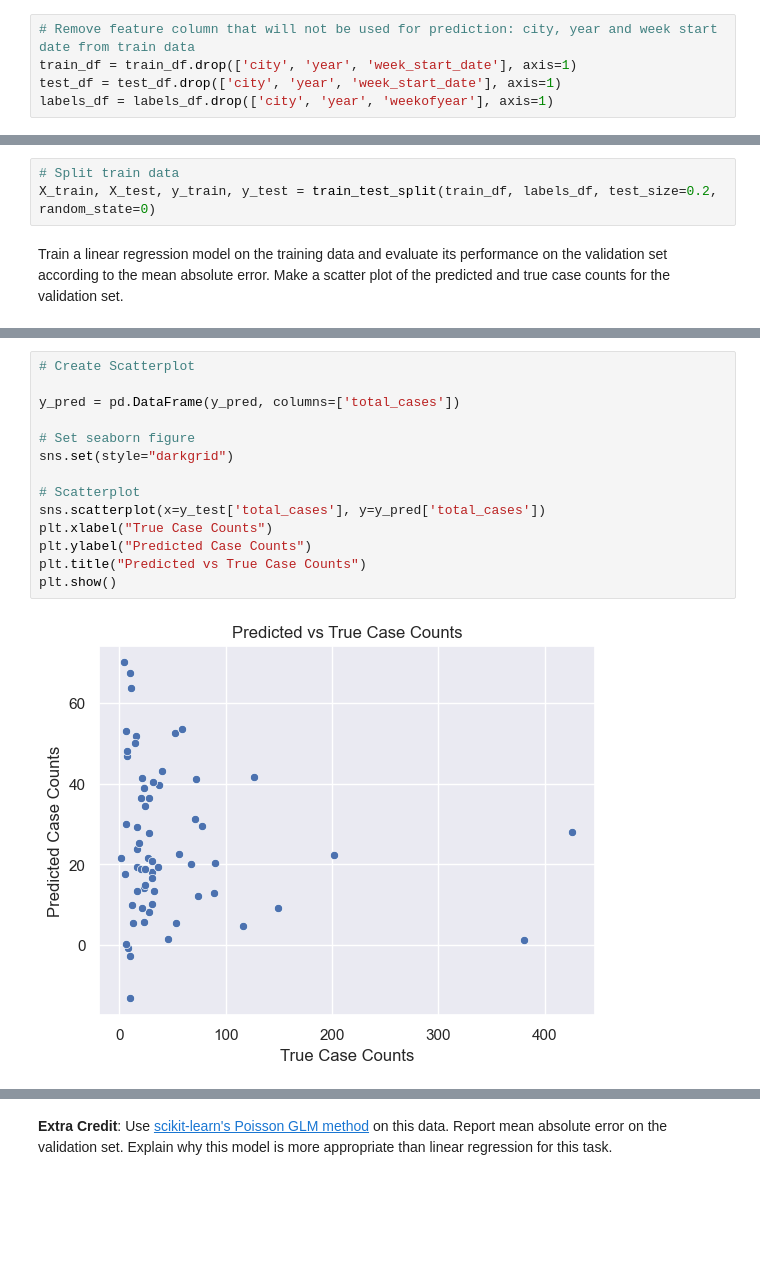
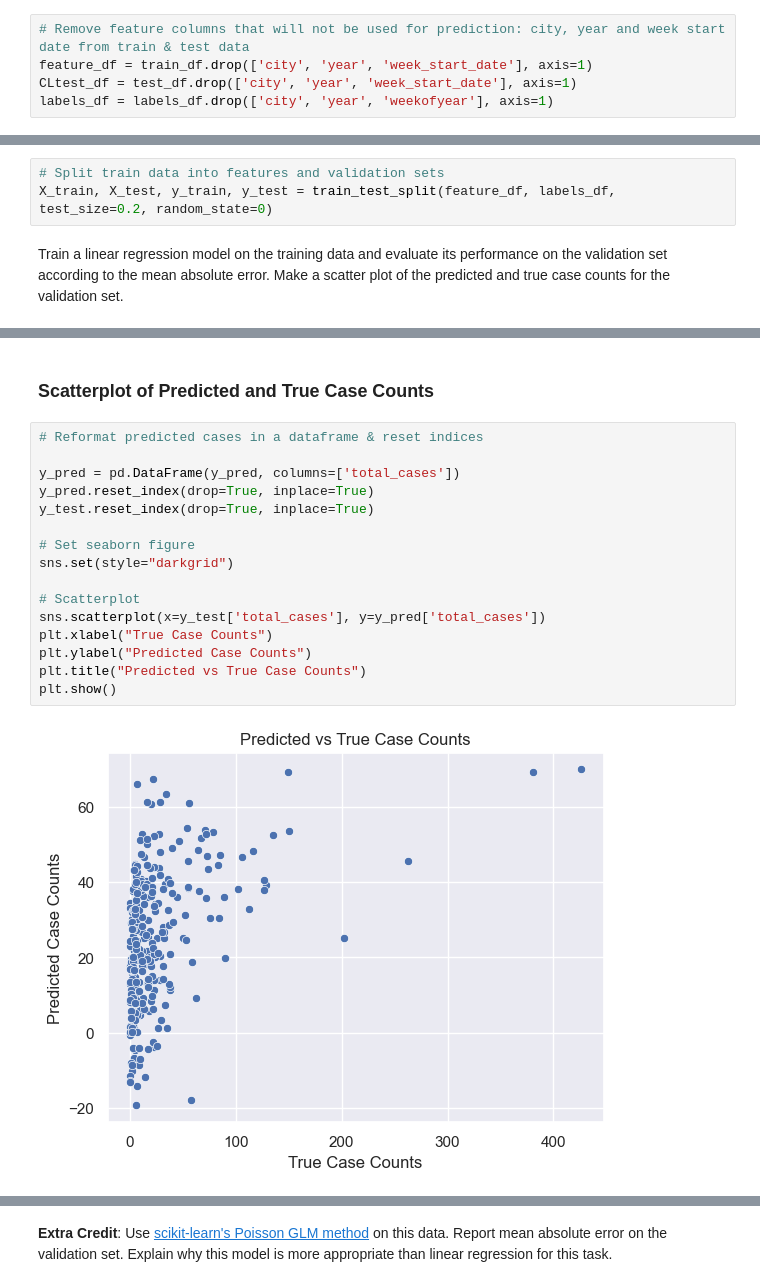
Before and after one commit to jc9536/DengueFeverPrediction, a Jupyter notebook: Dengue_Fever_Prediction.ipynb, the cells around one changed output, grey strips where cells are left out. Drawn from its saved outputs; the diff is of its cells as text; blank space fills up the shorter version.

```diff
--- a/Dengue_Fever_Prediction.ipynb
+++ b/Dengue_Fever_Prediction.ipynb
@@ -26,8 +53,8 @@ train_df = pd.read_csv(train_path)
 test_df = pd.read_csv(test_path)
 labels_df = pd.read_csv(labels_path)
 # %%
-# Remove feature column that will not be used for prediction: city, year and week start date from train data
-train_df = train_df.drop(['city', 'year', 'week_start_date'], axis=1)
-test_df = test_df.drop(['city', 'year', 'week_start_date'], axis=1)
+# Remove feature columns that will not be used for prediction: city, year and week start date from train & test data
+feature_df = train_df.drop(['city', 'year', 'week_start_date'], axis=1)
+CLtest_df = test_df.drop(['city', 'year', 'week_start_date'], axis=1)
 labels_df = labels_df.drop(['city', 'year', 'weekofyear'], axis=1)
 # %%
@@ -40,8 +66,8 @@ for col in null_col:
 # %% [markdown]
 Divide the training data into a training set (80% of the data) and a validation set (20%) *Hint: make sure you do these the same way for the features and labels*. You will use the validation set to compare performance across models.
 # %%
-# Split train data
-X_train, X_test, y_train, y_test = train_test_split(train_df, labels_df, test_size=0.2, random_state=0)
+# Split train data into features and validation sets
+X_train, X_test, y_train, y_test = train_test_split(feature_df, labels_df, test_size=0.2, random_state=0)
 # %% [markdown]
 Train a linear regression model on the training data and evaluate its performance on the validation set according to the mean absolute error. Make a scatter plot of the predicted and true case counts for the validation set.
 # %%
@@ -62,19 +88,23 @@ MAE = mean_absolute_error(y_test, y_pred)
 print(f"Mean Absolute Error for Linear Regression Model: {MAE:.2f}")
 # %% [output]
 Mean Absolute Error for Linear Regression Model: 22.96
+# %% [markdown]
+### Scatterplot of Predicted and True Case Counts
 # %%
-# Create Scatterplot
+# Reformat predicted cases in a dataframe & reset indices
 
 y_pred = pd.DataFrame(y_pred, columns=['total_cases'])
+y_pred.reset_index(drop=True, inplace=True)
+y_test.reset_index(drop=True, inplace=True)
 
 # Set seaborn figure
 sns.set(style="darkgrid")
 
 # Scatterplot
 sns.scatterplot(x=y_test['total_cases'], y=y_pred['total_cases'])
 plt.xlabel("True Case Counts")
 plt.ylabel("Predicted Case Counts")
 plt.title("Predicted vs True Case Counts")
 plt.show()
 # %% [output]
-[figure, old version]
+[figure, new version]
```
Also changed, not shown: parts of 20 cells of this notebook, 4 other files.
